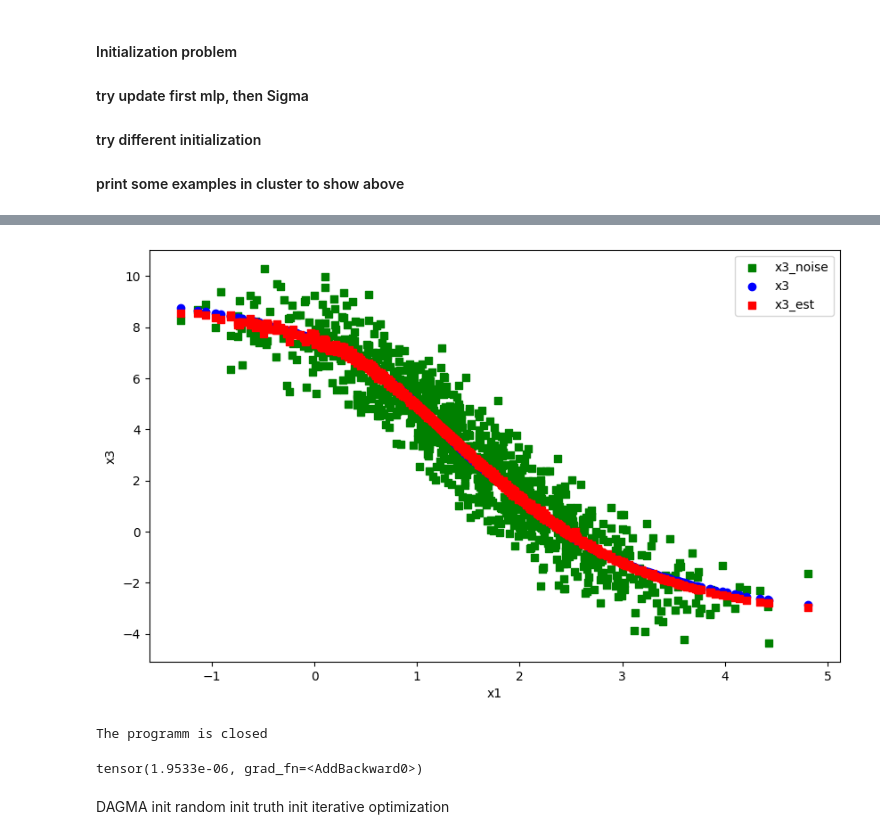
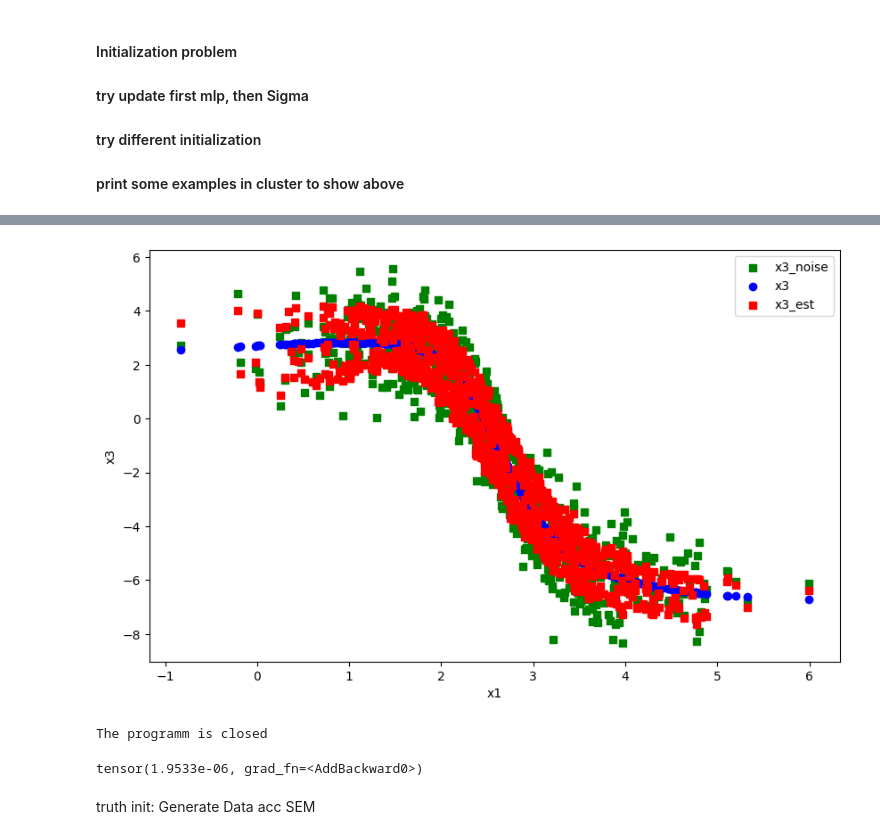
Before and after one commit to yurou-liang/ADMG, a Jupyter notebook: src/DagmaDCE/Test.ipynb, the cells around one changed output, grey strips where cells are left out. Saved outputs shown, nothing was run; the diff lists cells and outputs as text; code cells hidden in the pictures.

Commit message:
Generate Data acc SEM

```diff
--- a/src/DagmaDCE/Test.ipynb
+++ b/src/DagmaDCE/Test.ipynb
@@ -2285,6 +2285,6 @@ def generate_ancestral_admg(d, p_dir=0.3, p_bidir=0.1, seed=None):
     }
     return admg, A_dir, A_bidir
 # %%
-admg, A_dir, A_bidir = generate_ancestral_admg(d, p_dir=0.4, p_bidir=0.3)
+admg, A_dir, A_bidir = generate_ancestral_admg(d=4, p_dir=0.4, p_bidir=0.3, seed =2)
 print("admg: ", admg)
 # %% [output]
@@ -2391,6 +2391,7 @@ def generate_covariance(A_bidir, low=0.4, high=0.8, seed=None):
     return Sigma
 # %%
 print("A_bidir: ", A_bidir)
-True_Sigma = generate_covariance(A_bidir)
+True_Sigma = generate_covariance(A_bidir, seed=0)
+True_Sigma = torch.tensor(True_Sigma)
 True_Sigma
 # %% [output]
@@ -2405,9 +2406,12 @@ array([[ 1.        ,  0.        ,  0.        , -0.70271765],
 # %%
+torch.set_default_dtype(torch.double)
+d=4
 n_samples = 1000
 dims=[d, 10, 1]
+np.random.seed(1)
 epsilon = np.random.multivariate_normal([0] * d, True_Sigma, size=n_samples)
 epsilon = torch.tensor(epsilon)
-fc1, fc2, mask = generate_layers(admg, seed = 3)
+fc1, fc2, mask = generate_layers(admg, seed = 9)
 scale_weights(fc1, factor=10)
 for layer in fc2:
     scale_weights(layer, factor=15)
@@ -2692,15 +2754,15 @@ mu:  0.1
 # %%
 plt.figure(figsize=(10, 6))  # Optional: specifies the figure size
-plt.scatter(X_true.detach().numpy()[:, 0], X_true.detach().numpy()[:, 2], label='x3_noise', color='green', marker='s')
-plt.scatter(X_true.detach().numpy()[:, 0], X.detach().numpy()[:, 2], label='x3', color='blue', marker='o')
-plt.scatter(X_true.detach().numpy()[:, 0], x_est.detach().numpy()[:, 2], label='x3_est', color='red', marker='s')
+plt.scatter(X_true.detach().numpy()[:, 0], X_true.detach().numpy()[:, 1], label='x3_noise', color='green', marker='s')
+plt.scatter(X_true.detach().numpy()[:, 0], X.detach().numpy()[:, 1], label='x3', color='blue', marker='o')
+plt.scatter(X_true.detach().numpy()[:, 0], x_est.detach().numpy()[:, 1], label='x3_est', color='red', marker='s')
 plt.xlabel('x1')
 plt.ylabel('x3')
 plt.legend()
 plt.show()
 print("The programm is closed")
 # %% [output]
-[figure, old version]
+[figure, new version]
 The programm is closed
 # %%
 _, observed_derivs = eq_model.get_graph(X_true)
@@ -2734,8 +2796,5 @@ results = {
 
 with open(filename, 'w') as file:
     json.dump(results, file, indent=4)
-# %% [markdown]
-DAGMA init
-random init
-truth init
-iterative optimization
+# %% [markdown]
+truth init: Generate Data acc SEM
```
Also changed, not shown: parts of 16 cells of this notebook, 1 other file.
